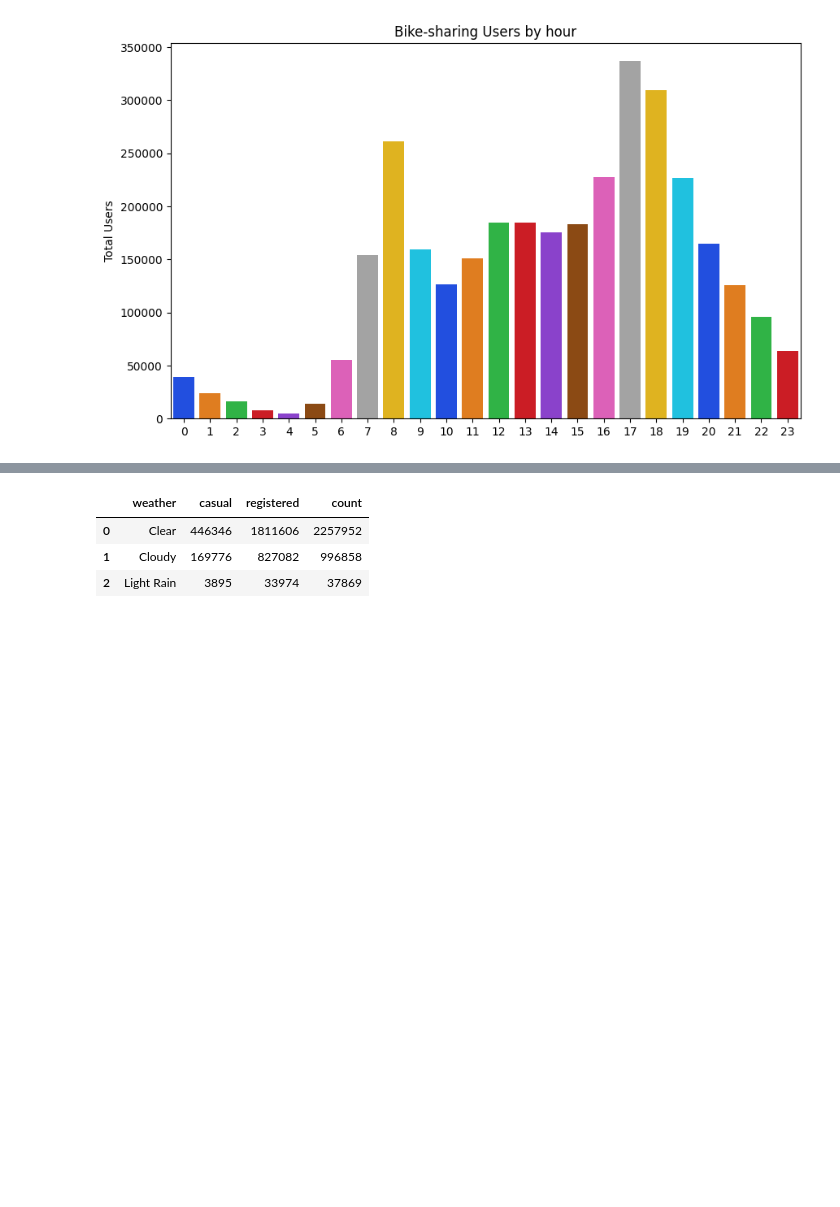
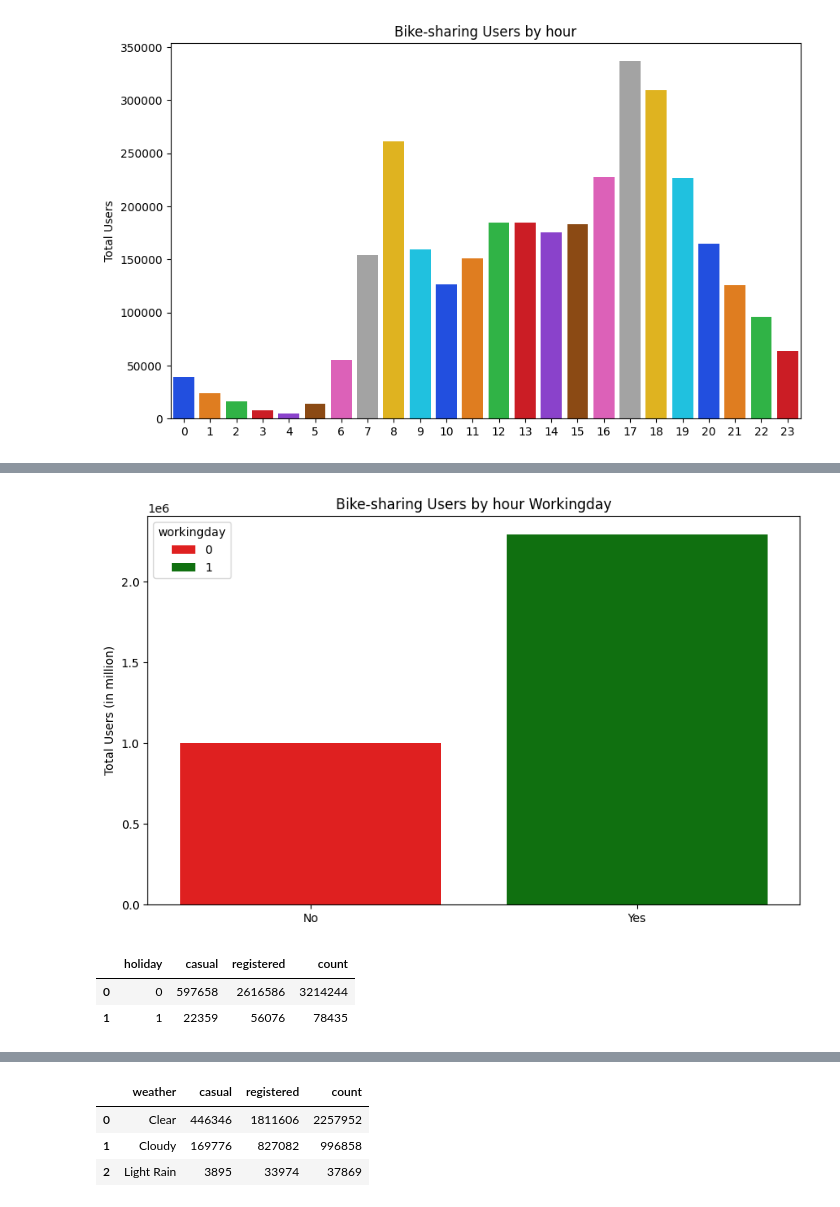
Before and after one commit to daffanarendra/Proyek-Analisis-Data-Bike-Sharing-Dataset, a Jupyter notebook: Bike_sharing.ipynb, the cells around one changed output, grey strips where cells are left out. Drawn from its saved outputs; the diff is of its cells as text; code cells hidden in the pictures; blank space fills up the shorter version.

```diff
--- a/Bike_sharing.ipynb
+++ b/Bike_sharing.ipynb
@@ -590,3 +617,13 @@ users_by_hour.sort_values(by=("count"), ascending=False)
 | 5 | 1012 | 13249 | 14261 |
 | 3 | 1893 | 6281 | 8174 |
 | 4 | 874 | 3554 | 4428 |
+# %%
+users_by_hour_workingday = hour_df.groupby(by="workingday").agg(
+    {
+        "casual": "sum",
+        "registered": "sum",
+        "count": "sum",
+    }
+)
+
+users_by_hour_workingday.style.format("{:.0f}")
@@ -991,0 +1089,26 @@ Passing `palette` without assigning `hue` is deprecated and will be removed in v
+# %%
+plt.figure(figsize=(10, 6))
+
+plt
+sns.barplot(
+    x="workingday",
+    y="count",
+    hue="workingday",
+    data=users_by_hour_workingday,
+    palette=["red", "green"],
+)
+plt.title("Bike-sharing Users by hour Workingday")
+plt.xlabel(None)
+plt.ylabel("Total Users (in million)")
+plt.xticks(ticks=[0, 1], labels=["No", "Yes"])
+plt.show()
+# %% [output]
+[figure, added]
+# %%
+users_by_hour_holiday = users_by_hour_holiday.reset_index()
+
+users_by_hour_holiday
+# %% [output]
+|  | holiday | casual | registered | count |
+| 0 | 0 | 597658 | 2616586 | 3214244 |
+| 1 | 1 | 22359 | 56076 | 78435 |
```
Also changed, not shown: parts of 32 cells of this notebook.
